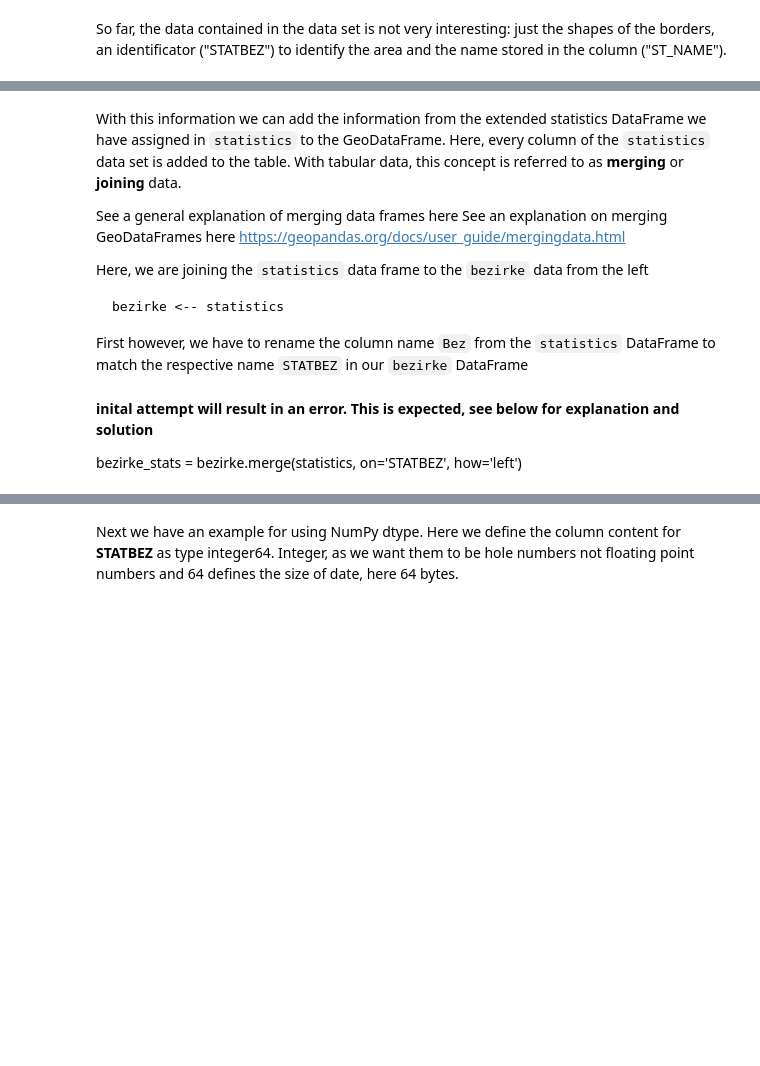
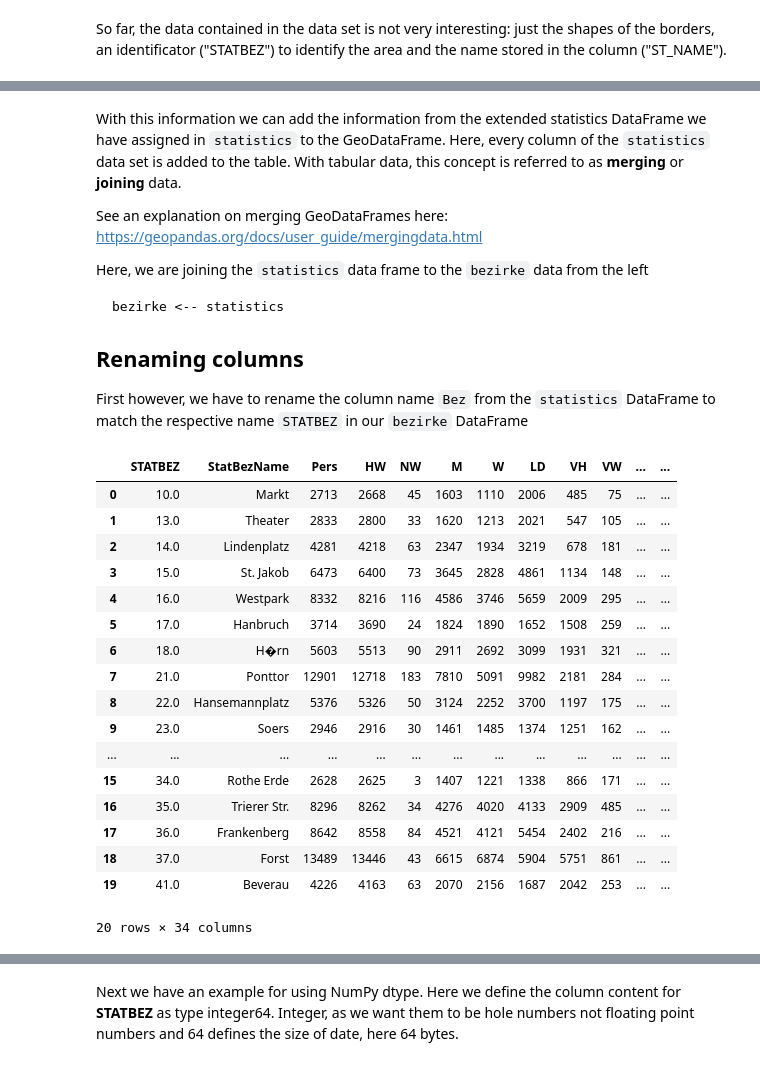
Before and after one commit to Hosseinabdeyazd/GIS-BOX-DATA-FACTORY-RWTH, a Jupyter notebook: 05_data_analysis.ipynb, the cells around one changed output, grey strips where cells are left out. Cells and saved outputs as stored; diff of their text form; code cells hidden in the pictures; blank space fills up the shorter version.

````diff
--- a/05_data_analysis.ipynb
+++ b/05_data_analysis.ipynb
@@ -32,8 +64,7 @@ sorted_bezirke.head()
 # %% [markdown]
 With this information we can add the information from the extended statistics DataFrame we have assigned in `statistics` to the GeoDataFrame. Here, every column of the `statistics` data set is added to the table. With tabular data, this concept is referred to as **merging** or **joining** data.
 
-See a general explanation of merging data frames here
-See an explanation on merging GeoDataFrames here https://geopandas.org/docs/user_guide/mergingdata.html
+See an explanation on merging GeoDataFrames here: https://geopandas.org/docs/user_guide/mergingdata.html
 
 Here, we are joining the `statistics` data frame to the `bezirke` data from the left
 
@@ -41,12 +72,27 @@ Here, we are joining the `statistics` data frame to the `bezirke` data from the
 bezirke <-- statistics
 ```
 
-
+## Renaming columns
 First however, we have to rename the column name `Bez` from the `statistics` DataFrame to match the respective name `STATBEZ` in our `bezirke` DataFrame
 # %%
 statistics = statistics.rename(columns = {'Bez' : 'STATBEZ'})
-statistics.head(3)
+statistics.head(20)
+# %% [output]
+|  | STATBEZ | StatBezName | Pers | HW | NW | M | W | LD | VH | VW | ... | ... |
+| 0 | 10.0 | Markt | 2713 | 2668 | 45 | 1603 | 1110 | 2006 | 485 | 75 | ... | ... |
+| 1 | 13.0 | Theater | 2833 | 2800 | 33 | 1620 | 1213 | 2021 | 547 | 105 | ... | ... |
+| 2 | 14.0 | Lindenplatz | 4281 | 4218 | 63 | 2347 | 1934 | 3219 | 678 | 181 | ... | ... |
+| 3 | 15.0 | St. Jakob | 6473 | 6400 | 73 | 3645 | 2828 | 4861 | 1134 | 148 | ... | ... |
+| 4 | 16.0 | Westpark | 8332 | 8216 | 116 | 4586 | 3746 | 5659 | 2009 | 295 | ... | ... |
+| 5 | 17.0 | Hanbruch | 3714 | 3690 | 24 | 1824 | 1890 | 1652 | 1508 | 259 | ... | ... |
+| 6 | 18.0 | H�rn | 5603 | 5513 | 90 | 2911 | 2692 | 3099 | 1931 | 321 | ... | ... |
+| 7 | 21.0 | Ponttor | 12901 | 12718 | 183 | 7810 | 5091 | 9982 | 2181 | 284 | ... | ... |
+| 8 | 22.0 | Hansemannplatz | 5376 | 5326 | 50 | 3124 | 2252 | 3700 | 1197 | 175 | ... | ... |
+| 9 | 23.0 | Soers | 2946 | 2916 | 30 | 1461 | 1485 | 1374 | 1251 | 162 | ... | ... |
+| ... | ... | ... | ... | ... | ... | ... | ... | ... | ... | ... | ... | ... |
+| 15 | 34.0 | Rothe Erde | 2628 | 2625 | 3 | 1407 | 1221 | 1338 | 866 | 171 | ... | ... |
+| 16 | 35.0 | Trierer Str. | 8296 | 8262 | 34 | 4276 | 4020 | 4133 | 2909 | 485 | ... | ... |
+| 17 | 36.0 | Frankenberg | 8642 | 8558 | 84 | 4521 | 4121 | 5454 | 2402 | 216 | ... | ... |
+| 18 | 37.0 | Forst | 13489 | 13446 | 43 | 6615 | 6874 | 5904 | 5751 | 861 | ... | ... |
+| 19 | 41.0 | Beverau | 4226 | 4163 | 63 | 2070 | 2156 | 1687 | 2042 | 253 | ... | ... |
+20 rows × 34 columns
-# %% [markdown]
-**inital attempt will result in an error. This is expected, see below for explanation and solution**
-
-bezirke_stats  = bezirke.merge(statistics, on='STATBEZ', how='left')
````
Also changed, not shown: parts of 14 cells of this notebook, 15 other files.
